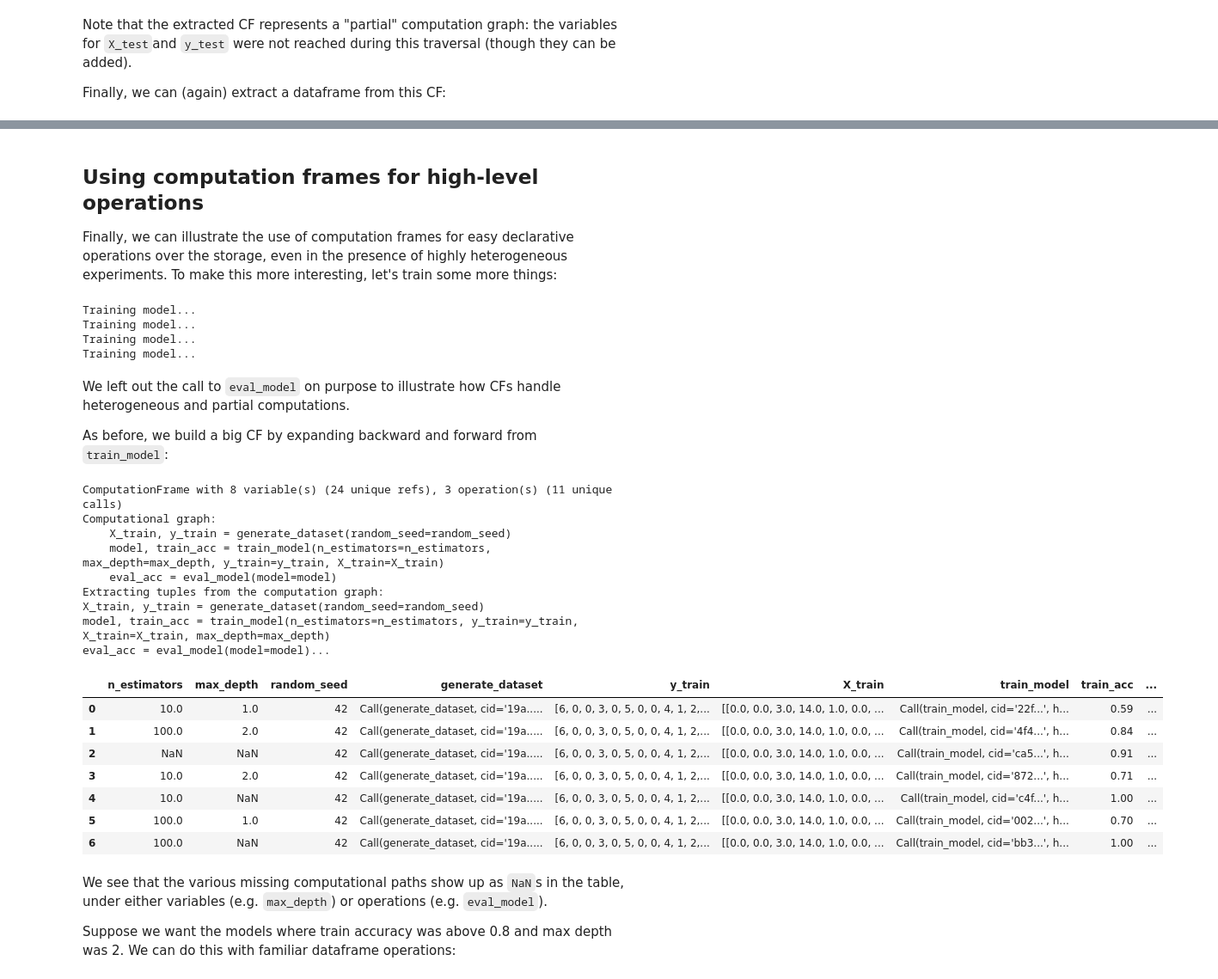
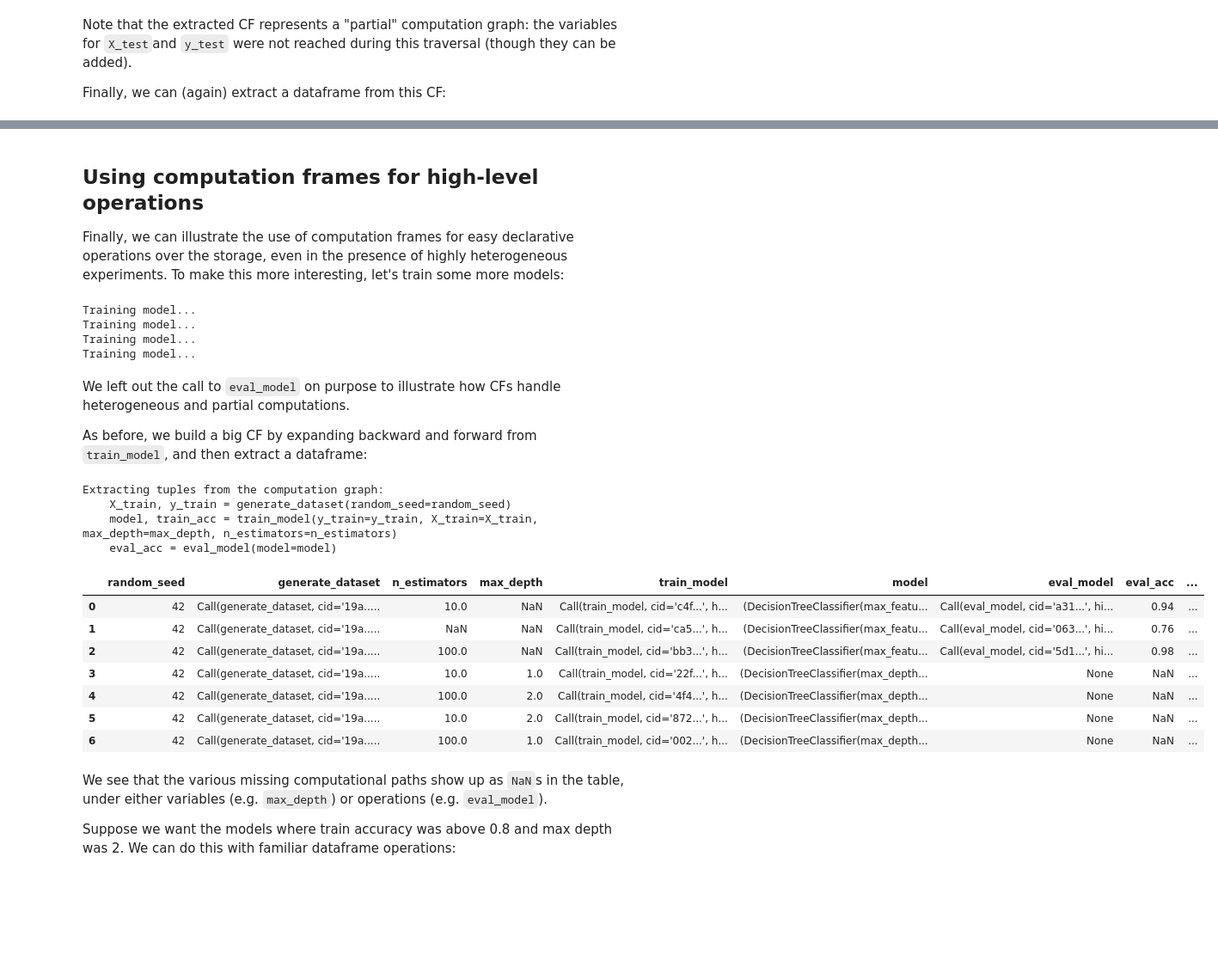
Before and after one commit to amakelov/mandala, a Jupyter notebook: mandala/_next/tutorials/01_random_forest.ipynb, the cells around one changed output, grey strips where cells are left out. Shown at 86% size. Cells and saved outputs as stored; diff of their text form; code cells hidden in the pictures; blank space fills up the shorter version.

```diff
--- a/mandala/_next/tutorials/01_random_forest.ipynb
+++ b/mandala/_next/tutorials/01_random_forest.ipynb
@@ -233,7 +234,7 @@ output_0 = eval_model(model=model)...
 ## Using computation frames for high-level operations
 Finally, we can illustrate the use of computation frames for easy declarative
 operations over the storage, even in the presence of highly heterogeneous
-experiments. To make this more interesting, let's train some more things:
+experiments. To make this more interesting, let's train some more models:
 # %%
 @op
 def train_model(X_train, y_train,
@@ -260,30 +261,25 @@ We left out the call to `eval_model` on purpose to illustrate how CFs handle
 heterogeneous and partial computations.
 
 As before, we build a big CF by expanding backward and forward from
-`train_model`:
+`train_model`, and then extract a dataframe:
 # %%
 cf = storage.cf(train_model).expand().rename(vars={'output_0': 'model', 'output_1': 'train_acc', 'output_0_0': 'eval_acc'})
-print(cf)
-df = cf.get_df()
+# use `lazy_vars` to avoid loading the large arrays which we don't need
+df = cf.get_df(lazy_vars=['X_train', 'y_train']).drop(columns=['X_train', 'y_train'])
 df
 # %% [output]
-ComputationFrame with 8 variable(s) (24 unique refs), 3 operation(s) (11 unique calls)
-Computational graph:
+Extracting tuples from the computation graph:
     X_train, y_train = generate_dataset(random_seed=random_seed)
-    model, train_acc = train_model(n_estimators=n_estimators, max_depth=max_depth, y_train=y_train, X_train=X_train)
+    model, train_acc = train_model(y_train=y_train, X_train=X_train, max_depth=max_depth, n_estimators=n_estimators)
     eval_acc = eval_model(model=model)
-Extracting tuples from the computation graph:
-X_train, y_train = generate_dataset(random_seed=random_seed)
-model, train_acc = train_model(n_estimators=n_estimators, y_train=y_train, X_train=X_train, max_depth=max_depth)
-eval_acc = eval_model(model=model)...
-|  | n_estimators | max_depth | random_seed | generate_dataset | y_train | X_train | train_model | train_acc | ... |
-| 0 | 10.0 | 1.0 | 42 | Call(generate_dataset, cid='19a..... | [6, 0, 0, 3, 0, 5, 0, 0, 4, 1, 2,... | [[0.0, 0.0, 3.0, 14.0, 1.0, 0.0, ... | Call(train_model, cid='22f...', h... | 0.59 | ... |
-| 1 | 100.0 | 2.0 | 42 | Call(generate_dataset, cid='19a..... | [6, 0, 0, 3, 0, 5, 0, 0, 4, 1, 2,... | [[0.0, 0.0, 3.0, 14.0, 1.0, 0.0, ... | Call(train_model, cid='4f4...', h... | 0.84 | ... |
-| 2 | NaN | NaN | 42 | Call(generate_dataset, cid='19a..... | [6, 0, 0, 3, 0, 5, 0, 0, 4, 1, 2,... | [[0.0, 0.0, 3.0, 14.0, 1.0, 0.0, ... | Call(train_model, cid='ca5...', h... | 0.91 | ... |
-| 3 | 10.0 | 2.0 | 42 | Call(generate_dataset, cid='19a..... | [6, 0, 0, 3, 0, 5, 0, 0, 4, 1, 2,... | [[0.0, 0.0, 3.0, 14.0, 1.0, 0.0, ... | Call(train_model, cid='872...', h... | 0.71 | ... |
-| 4 | 10.0 | NaN | 42 | Call(generate_dataset, cid='19a..... | [6, 0, 0, 3, 0, 5, 0, 0, 4, 1, 2,... | [[0.0, 0.0, 3.0, 14.0, 1.0, 0.0, ... | Call(train_model, cid='c4f...', h... | 1.00 | ... |
-| 5 | 100.0 | 1.0 | 42 | Call(generate_dataset, cid='19a..... | [6, 0, 0, 3, 0, 5, 0, 0, 4, 1, 2,... | [[0.0, 0.0, 3.0, 14.0, 1.0, 0.0, ... | Call(train_model, cid='002...', h... | 0.70 | ... |
-| 6 | 100.0 | NaN | 42 | Call(generate_dataset, cid='19a..... | [6, 0, 0, 3, 0, 5, 0, 0, 4, 1, 2,... | [[0.0, 0.0, 3.0, 14.0, 1.0, 0.0, ... | Call(train_model, cid='bb3...', h... | 1.00 | ... |
+|  | random_seed | generate_dataset | n_estimators | max_depth | train_model | model | eval_model | eval_acc | ... |
+| 0 | 42 | Call(generate_dataset, cid='19a..... | 10.0 | NaN | Call(train_model, cid='c4f...', h... | (DecisionTreeClassifier(max_featu... | Call(eval_model, cid='a31...', hi... | 0.94 | ... |
+| 1 | 42 | Call(generate_dataset, cid='19a..... | NaN | NaN | Call(train_model, cid='ca5...', h... | (DecisionTreeClassifier(max_featu... | Call(eval_model, cid='063...', hi... | 0.76 | ... |
+| 2 | 42 | Call(generate_dataset, cid='19a..... | 100.0 | NaN | Call(train_model, cid='bb3...', h... | (DecisionTreeClassifier(max_featu... | Call(eval_model, cid='5d1...', hi... | 0.98 | ... |
+| 3 | 42 | Call(generate_dataset, cid='19a..... | 10.0 | 1.0 | Call(train_model, cid='22f...', h... | (DecisionTreeClassifier(max_depth... | None | NaN | ... |
+| 4 | 42 | Call(generate_dataset, cid='19a..... | 100.0 | 2.0 | Call(train_model, cid='4f4...', h... | (DecisionTreeClassifier(max_depth... | None | NaN | ... |
+| 5 | 42 | Call(generate_dataset, cid='19a..... | 10.0 | 2.0 | Call(train_model, cid='872...', h... | (DecisionTreeClassifier(max_depth... | None | NaN | ... |
+| 6 | 42 | Call(generate_dataset, cid='19a..... | 100.0 | 1.0 | Call(train_model, cid='002...', h... | (DecisionTreeClassifier(max_depth... | None | NaN | ... |
 # %% [markdown]
 We see that the various missing computational paths show up as `NaN`s in the
 table, under either variables (e.g. `max_depth`) or operations (e.g.
```
Also changed, not shown: parts of 5 cells of this notebook, 1 other file.
